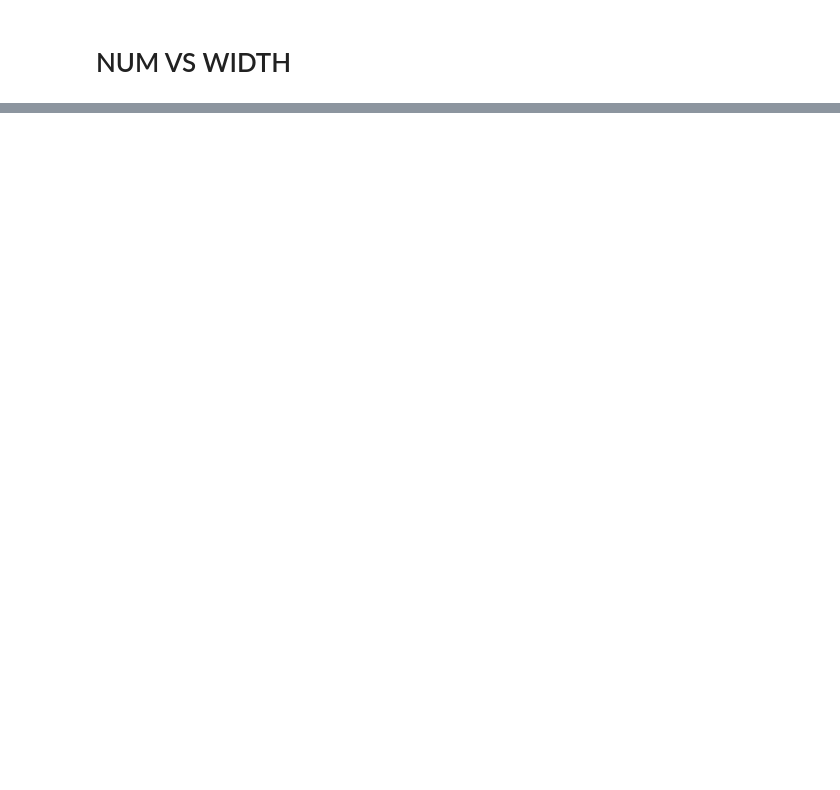
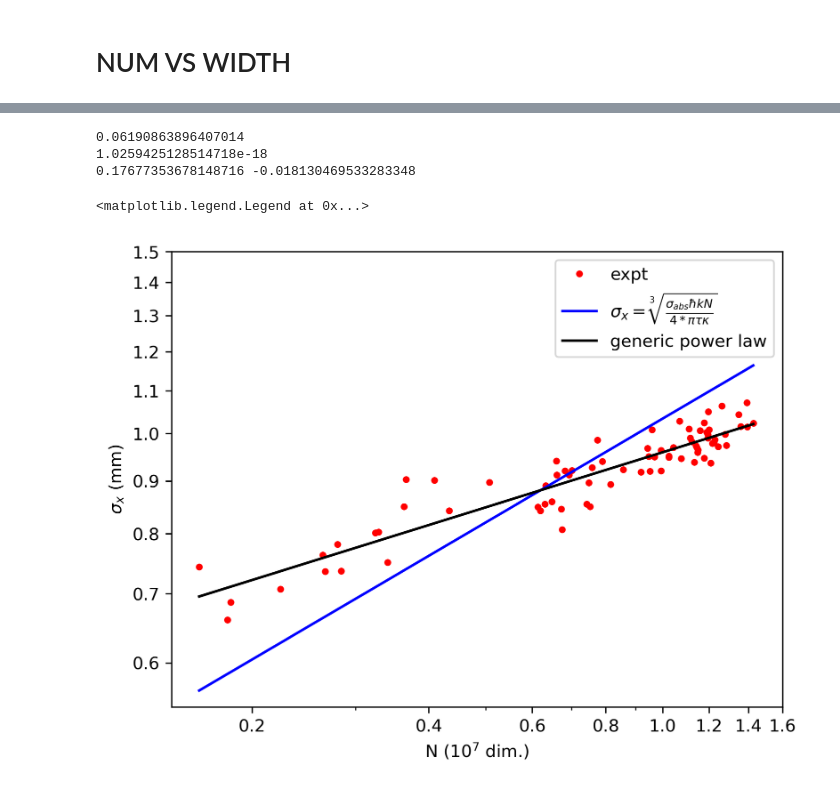
Before and after one commit to benmcdonough20/MOTsArentForKids, a Jupyter notebook: MOT_loading_time_numberVSsize.ipynb, the cells around one changed output, grey strips where cells are left out. Drawn from its saved outputs; the diff is of its cells as text; code cells hidden in the pictures; blank space fills up the shorter version.

```diff
--- a/MOT_loading_time_numberVSsize.ipynb
+++ b/MOT_loading_time_numberVSsize.ipynb
@@ -59,3 +87,72 @@ plt.show()
-# %%
-for datum in d.data:
-    datum.plot_blob()
+# %%
+from matplotlib.ticker import ScalarFormatter
+from uncertainties import
+numscaling=10**7
+# plt.plot([datum.atom_number_px_sum() for datum in d.data],[0.5*(datum.popt_x[2]+datum.popt_y[2])*3*6.45e-3 for datum in d.data],'.r')
+#atomnums already divided by 1e7
+atomnums=np.array([datum.atom_number_px_sum()/numscaling for datum in d.data])
+sigmas=[datum.popt_y[2]*6.45e-3*3 for datum in d.data]
+#EXPECTED SIZE OF CLOUD
+#rms radius of 7 coils. Scaled from mm to m
+a=np.sqrt(np.mean(np.square(np.arange(45.1,70.2,(70.2-50.1)/6))))*1e-3
+dist=a/2
+n=35
+I=5.39
+#approximate d. should measure this directly
+# d=1.25*a
+#calculate field gradient in T/m. Multiply by 100 to get G/cm (conventional units)
+u0=4*np.pi*1e-7
+def calc_A(a,dist,n,I,u0):
+    return 3*u0*I*n*dist*a**2/(dist**2+a**2)**2.5
+lambd=766.7*1e-9
+k=2*np.pi/lambd
+hbar=1.054571817*1e-34
+gamma=1/(26.375*1e-9)
+I_sat=2*(np.pi)**2*hbar*299792458*gamma/(3*lambd**3)
+I_incident=26e-3/(np.pi*(4.5e-3)**2)
+dipole=9.2740100783e-24*(4/3*3/2-2.00229421*1/2)
+s0=I_incident/I_sat
+delta_0=3.34e7
+# #factor of 2 accounts for double passing, second factor of 2 is the voltage
+# delta_0=2*2*71.66*2*1e6
+def calc_kappa():
+    A=calc_A(a,dist,n,I,u0)
+    print(A)
+    return (dipole*A/(hbar*k))*8*hbar*k**2*s0*delta_0/(gamma*(1+s0+4*delta_0**2/gamma**2)**2)
+kappa=calc_kappa()
+print(kappa)
+boltz=1.380649e-23
+temp=5e-3
+x_rms=np.sqrt(boltz*temp/kappa)*1000
+xlinspace=np.linspace(min(atomnums),max(atomnums),10000)
+fig,ax=plt.subplots(dpi=300)
+ax.plot(atomnums,sigmas,'.r',label='expt')
+ax.set_ylabel('$\sigma_x$ (mm)')
+ax.set_xlabel('N ($10^7$ dim.)')
+# plt.plot(xlinspace/10**7,[x_rms]*10000,'-k',label='non-interacting atoms')
+#with repulsion
+CS=(766.5e-9)**2/(2*np.pi)
+def r_repulse(x):
+    #final sqrt(3/5) takes care of the fact that we want to find rms distance, not absolute boundary of blob
+    return 1000*(CS*hbar*k*x*gamma/(4*np.pi*kappa))**(1/3)*np.sqrt(3/5)
+ylinspace=r_repulse(xlinspace*1e7)
+ax.plot(xlinspace,ylinspace,'-b',label=r'$\sigma_x=\sqrt[3]{\frac{\sigma_{abs}\hbar kN}{4*\pi\tau\kappa}}$')
+
+#fitting to a power law
+fit_results=linregress(np.log10(atomnums),np.log10(sigmas))
+print(fit_results.slope,fit_results.intercept)
+ax.plot(xlinspace,np.power(xlinspace,fit_results.slope)*10**fit_results.intercept,'-k',label=r'generic power law')
+# print(np.power(xlinspace,fit_results.slope)*fit_results.intercept)
+ax.set_yscale('log')
+ax.set_xscale('log')
+ax.set_xticks(np.arange(0.2, 1.8, 0.2))
+ax.set_yticks(np.arange(0.6, 1.6, 0.1))
+for axis in [ax.xaxis, ax.yaxis]:
+    axis.set_major_formatter(ScalarFormatter())
+ax.legend()
+# %% [output]
+0.06190863896407014
+1.0259425128514718e-18
+0.17677353678148716 -0.018130469533283348
+<matplotlib.legend.Legend at 0x...>
+[figure, added]
```
Also changed, not shown: parts of 7 cells of this notebook.
